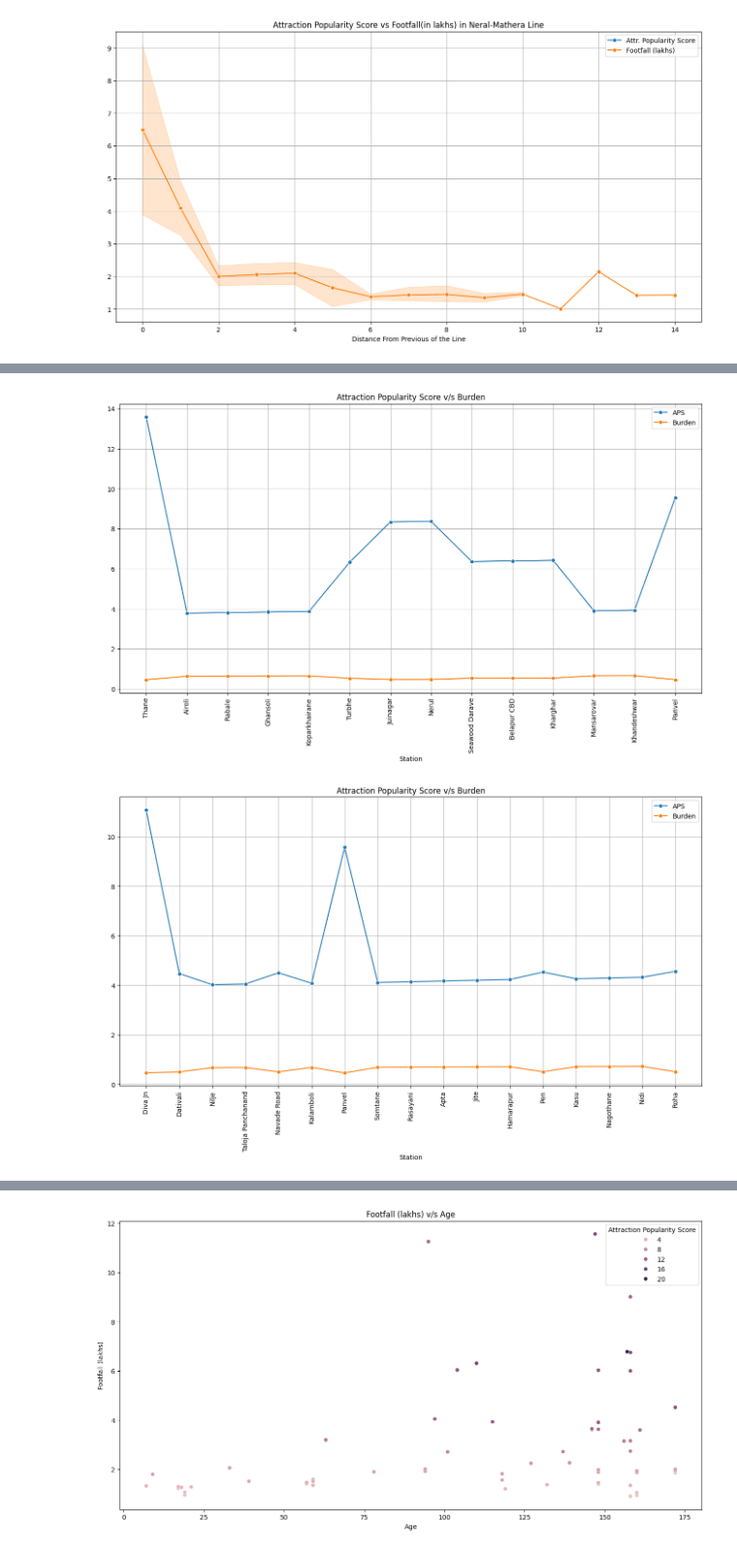
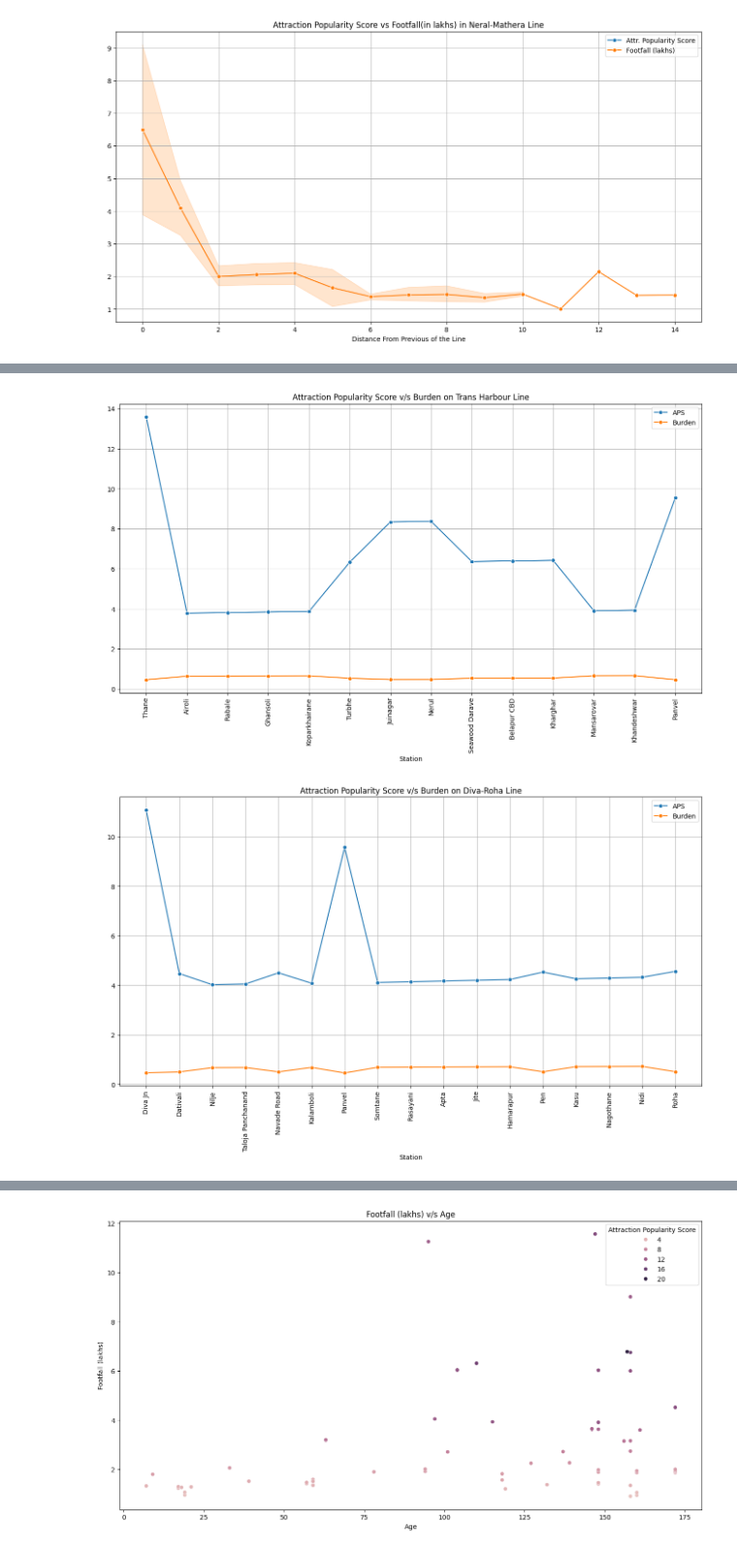
Before and after one commit to Keshav-goyal006/CnA-Project, a Jupyter notebook: CnA_final.ipynb, the cells around one changed output, grey strips where cells are left out. Shown at 97% size. Cells and saved outputs as stored; diff of their text form; code cells hidden in the pictures.

```diff
--- a/CnA_final.ipynb
+++ b/CnA_final.ipynb
@@ -286,27 +275,27 @@ plt.show()
 # %%
 df1 = df[df['Line'] == 'Trans Harbour']
 plt.figure(figsize = (16,8))
 sns.lineplot(x = 'Station',y = 'Attraction Popularity Score',data = df1,label = 'APS',marker = 'o')
 plt.xticks(rotation = 90)
 sns.lineplot(x = 'Station',y = 'Burden',data = df1,label = 'Burden',marker = 'o')
-plt.title('Attraction Popularity Score v/s Burden')
+plt.title('Attraction Popularity Score v/s Burden on Trans Harbour Line')
 plt.ylabel(' ')
 plt.grid()
 plt.show()
 # %% [output]
-[figure, old version]
+[figure, new version]
 # %%
 df1 = df[df['Line'] == 'Diva-Roha']
 plt.figure(figsize = (16,8))
 sns.lineplot(x = 'Station',y = 'Attraction Popularity Score',data = df1,label = 'APS',marker = 'o')
 plt.xticks(rotation = 90)
 sns.lineplot(x = 'Station',y = 'Burden',data = df1,label = 'Burden',marker = 'o')
-plt.title('Attraction Popularity Score v/s Burden')
+plt.title('Attraction Popularity Score v/s Burden on Diva-Roha Line')
 plt.ylabel(' ')
 plt.grid()
 plt.show()
 # %% [output]
-[figure, old version]
+[figure, new version]
 # %%
 df1 = df[df['Line'] == 'Dahanu-Virar-Panvel']
 plt.figure(figsize = (16,8))
```
Also changed, not shown: parts of 21 cells of this notebook.
